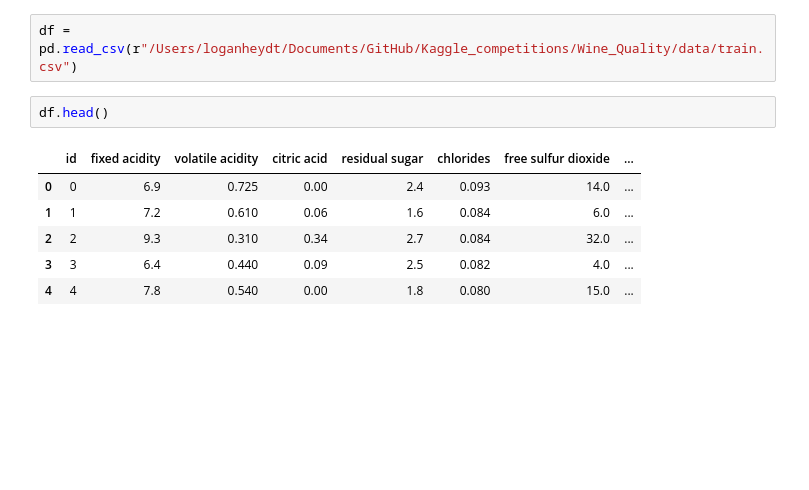
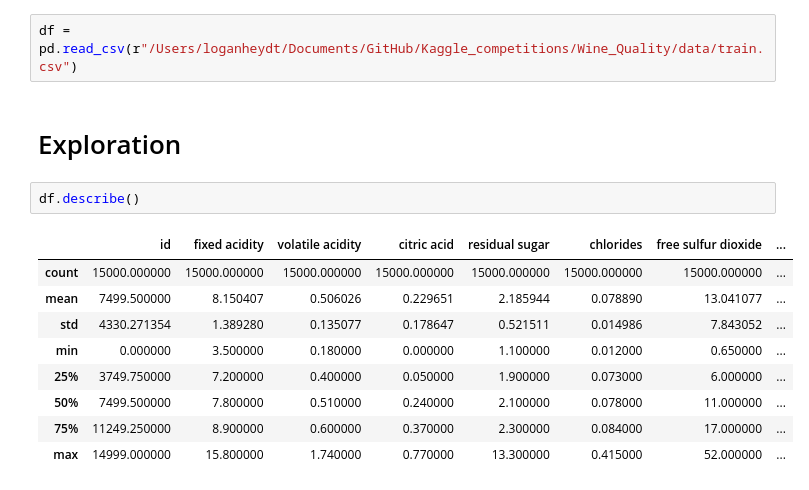
Before and after one commit to logan-heydt/Kaggle_competitions, a Jupyter notebook: Wine_Quality/src/wine_quality_pred.ipynb, the cells around one changed output. Drawn from its saved outputs; the diff is of its cells as text; blank space fills up the shorter version.

Commit message:
more exploration

```diff
--- a/Wine_Quality/src/wine_quality_pred.ipynb
+++ b/Wine_Quality/src/wine_quality_pred.ipynb
@@ -4,11 +12,16 @@ import numpy as np
 # %%
 df = pd.read_csv(r"/Users/loganheydt/Documents/GitHub/Kaggle_competitions/Wine_Quality/data/train.csv")
-# %%
-df.head()
-# %% [output]
-|  | id | fixed acidity | volatile acidity | citric acid | residual sugar | chlorides | free sulfur dioxide | ... |
-| 0 | 0 | 6.9 | 0.725 | 0.00 | 2.4 | 0.093 | 14.0 | ... |
-| 1 | 1 | 7.2 | 0.610 | 0.06 | 1.6 | 0.084 | 6.0 | ... |
-| 2 | 2 | 9.3 | 0.310 | 0.34 | 2.7 | 0.084 | 32.0 | ... |
-| 3 | 3 | 6.4 | 0.440 | 0.09 | 2.5 | 0.082 | 4.0 | ... |
-| 4 | 4 | 7.8 | 0.540 | 0.00 | 1.8 | 0.080 | 15.0 | ... |
+# %% [markdown]
+# Exploration
+# %%
+df.describe()
+# %% [output]
+|  | id | fixed acidity | volatile acidity | citric acid | residual sugar | chlorides | free sulfur dioxide | ... |
+| count | 15000.000000 | 15000.000000 | 15000.000000 | 15000.000000 | 15000.000000 | 15000.000000 | 15000.000000 | ... |
+| mean | 7499.500000 | 8.150407 | 0.506026 | 0.229651 | 2.185944 | 0.078890 | 13.041077 | ... |
+| std | 4330.271354 | 1.389280 | 0.135077 | 0.178647 | 0.521511 | 0.014986 | 7.843052 | ... |
+| min | 0.000000 | 3.500000 | 0.180000 | 0.000000 | 1.100000 | 0.012000 | 0.650000 | ... |
+| 25% | 3749.750000 | 7.200000 | 0.400000 | 0.050000 | 1.900000 | 0.073000 | 6.000000 | ... |
+| 50% | 7499.500000 | 7.800000 | 0.510000 | 0.240000 | 2.100000 | 0.078000 | 11.000000 | ... |
+| 75% | 11249.250000 | 8.900000 | 0.600000 | 0.370000 | 2.300000 | 0.084000 | 17.000000 | ... |
+| max | 14999.000000 | 15.800000 | 1.740000 | 0.770000 | 13.300000 | 0.415000 | 52.000000 | ... |
```
Also changed, not shown: parts of 6 cells of this notebook, 1 other file.
